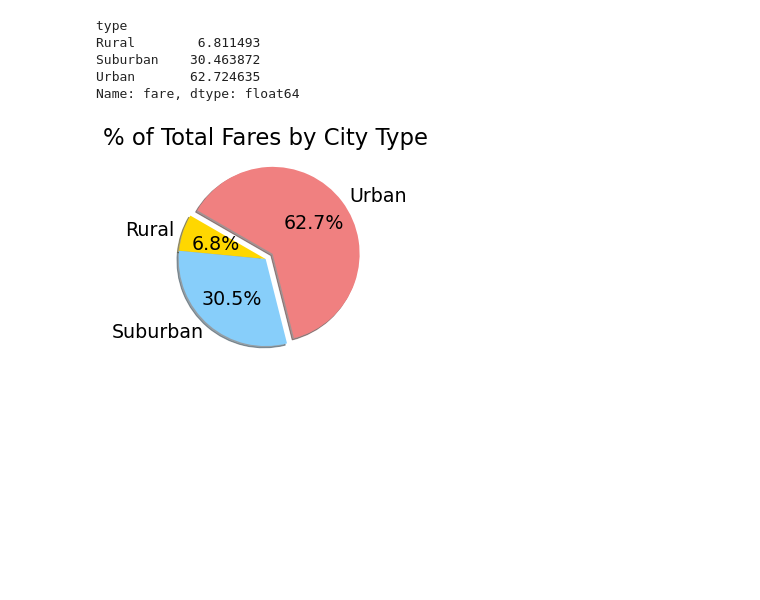
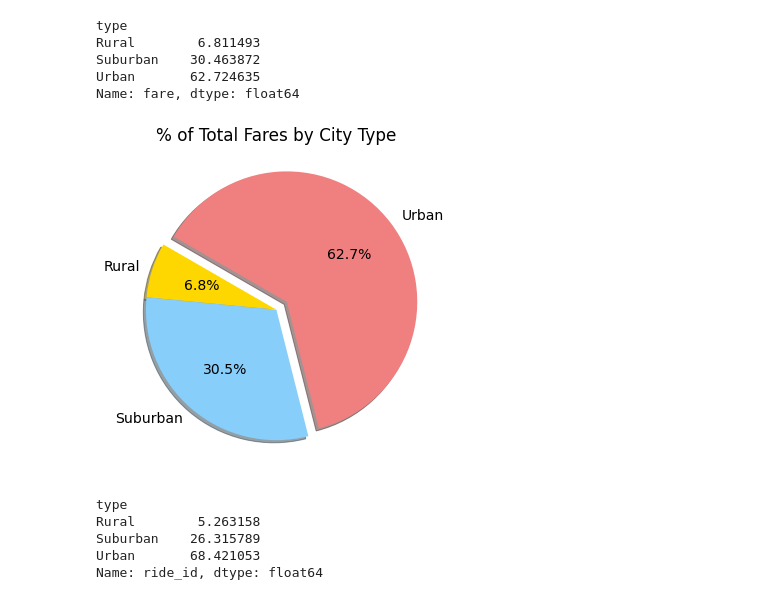
Before and after one commit to justicecodes/PyBer_Analysis, a Jupyter notebook: PyberRideData.ipynb, the cells around one changed output. Drawn from its saved outputs; the diff is of its cells as text; code cells hidden in the pictures; blank space fills up the shorter version.

Commit message:
added final pie charts

```diff
--- a/PyberRideData.ipynb
+++ b/PyberRideData.ipynb
@@ -513,16 +513,32 @@ Urban       62.724635
 Name: fare, dtype: float64
 # %%
 # Build the percentage of fares by city type pie chart.
+plt.subplots(figsize=(10, 6))
 plt.pie(type_percents,
     labels=["Rural", "Suburban", "Urban"],
     colors=["gold", "lightskyblue", "lightcoral"],
     explode=[0, 0, 0.1],
     autopct='%1.1f%%',
     shadow=True, startangle=150)
 plt.title("% of Total Fares by City Type")
 # Change the default font size from 10 to 14.
 mpl.rcParams['font.size'] = 14
-# Show Figure
+
+# Save & Show Figure
+plt.savefig("analysis/Fig5.png")
 plt.show()
 # %% [output]
-[figure, old version]
+[figure, new version]
+# %%
+pyber_data_df.groupby(["type"])
+rides_by_type = pyber_data_df.groupby(["type"]).count()["ride_id"]
+total_rides = pyber_data_df["ride_id"].count()
+# Calculate the percentage of rides for each city type.
+ride_percents = 100 *rides_by_type / total_rides
+ride_percents
+# %% [output]
+type
+Rural        5.263158
+Suburban    26.315789
+Urban       68.421053
+Name: ride_id, dtype: float64
```
Also changed, not shown: parts of 7 cells of this notebook, 6 other files.
